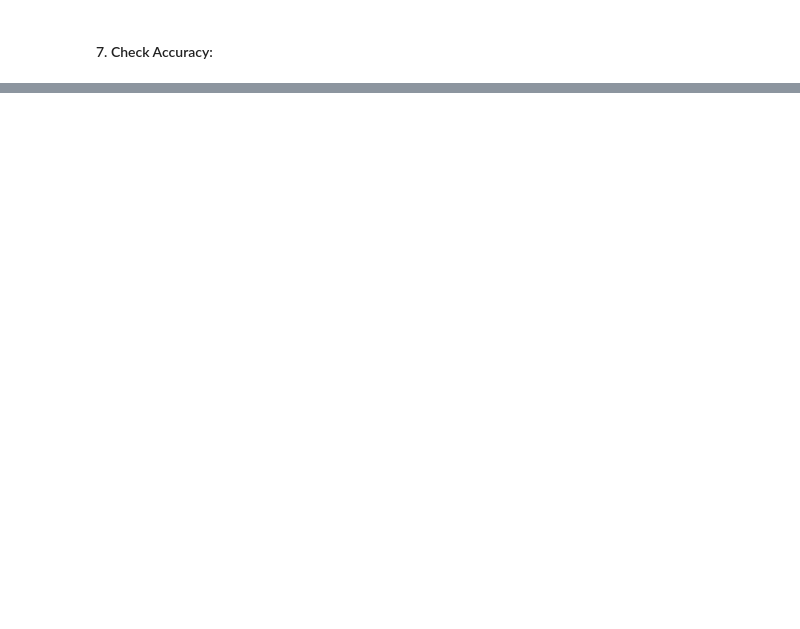
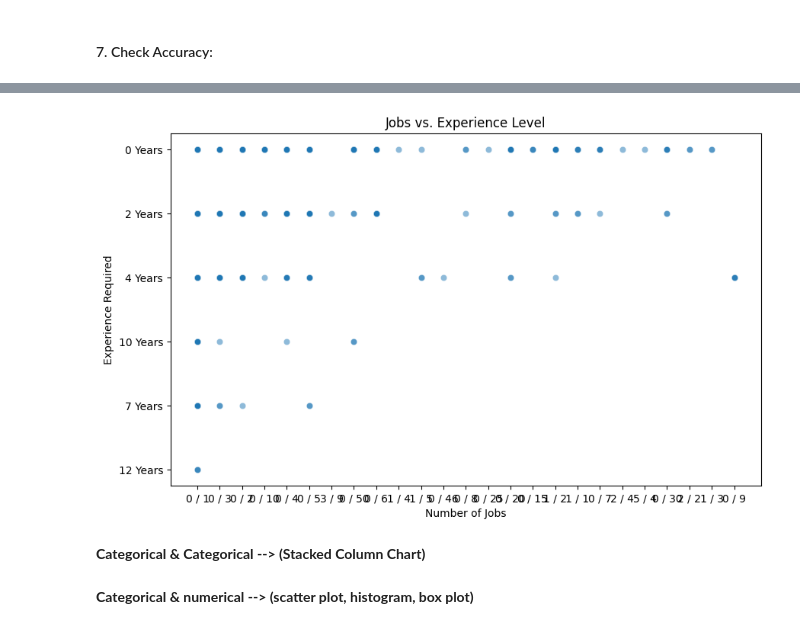
Before and after one commit to Tuwaiq-DS-ML-bootcamp-V-9/Usecase-5, a Jupyter notebook: EDA explain template.ipynb, the cells around one changed output, grey strips where cells are left out. Cells and saved outputs as stored; diff of their text form; code cells hidden in the pictures; blank space fills up the shorter version.

```diff
--- a/EDA explain template.ipynb
+++ b/EDA explain template.ipynb
@@ -646,0 +792,9 @@ Length: 1470, dtype: bool
+# %%
+plt.figure(figsize=(10, 6))
+sns.scatterplot(x=data["عدد_الوظائف"], y=data["الخبرة_المطلوبة"], alpha=0.5)
+plt.title("Jobs vs. Experience Level")
+plt.xlabel("Number of Jobs")
+plt.ylabel("Experience Required")
+plt.show()
+# %% [output]
+[figure, added]
@@ -646,0 +813,2 @@ Length: 1470, dtype: bool
+# %% [markdown]
+**Categorical & Categorical --> (Stacked Column Chart)**
@@ -646,0 +822,2 @@ Length: 1470, dtype: bool
+# %% [markdown]
+**Categorical & numerical --> (scatter plot, histogram, box plot)**
```
Also changed, not shown: parts of 69 cells of this notebook, 2 other files.
